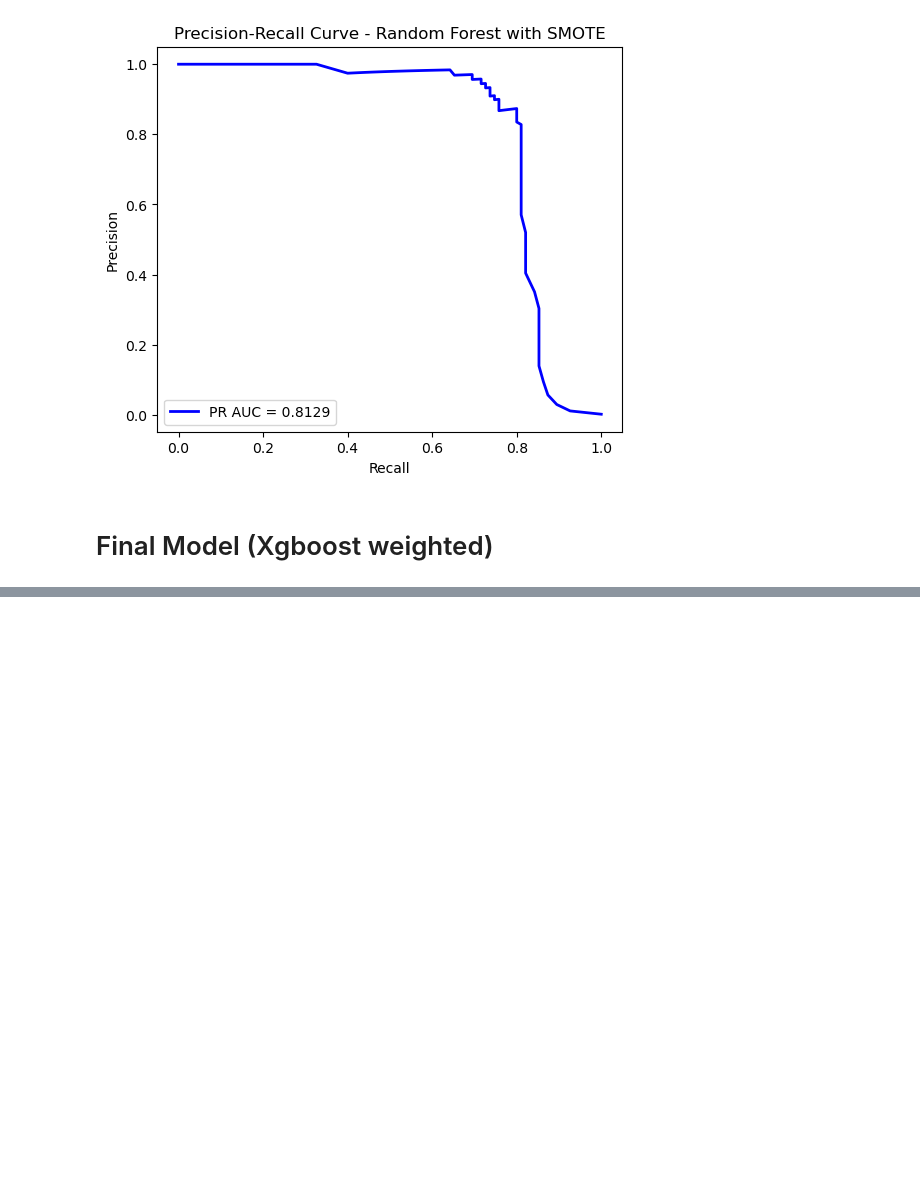
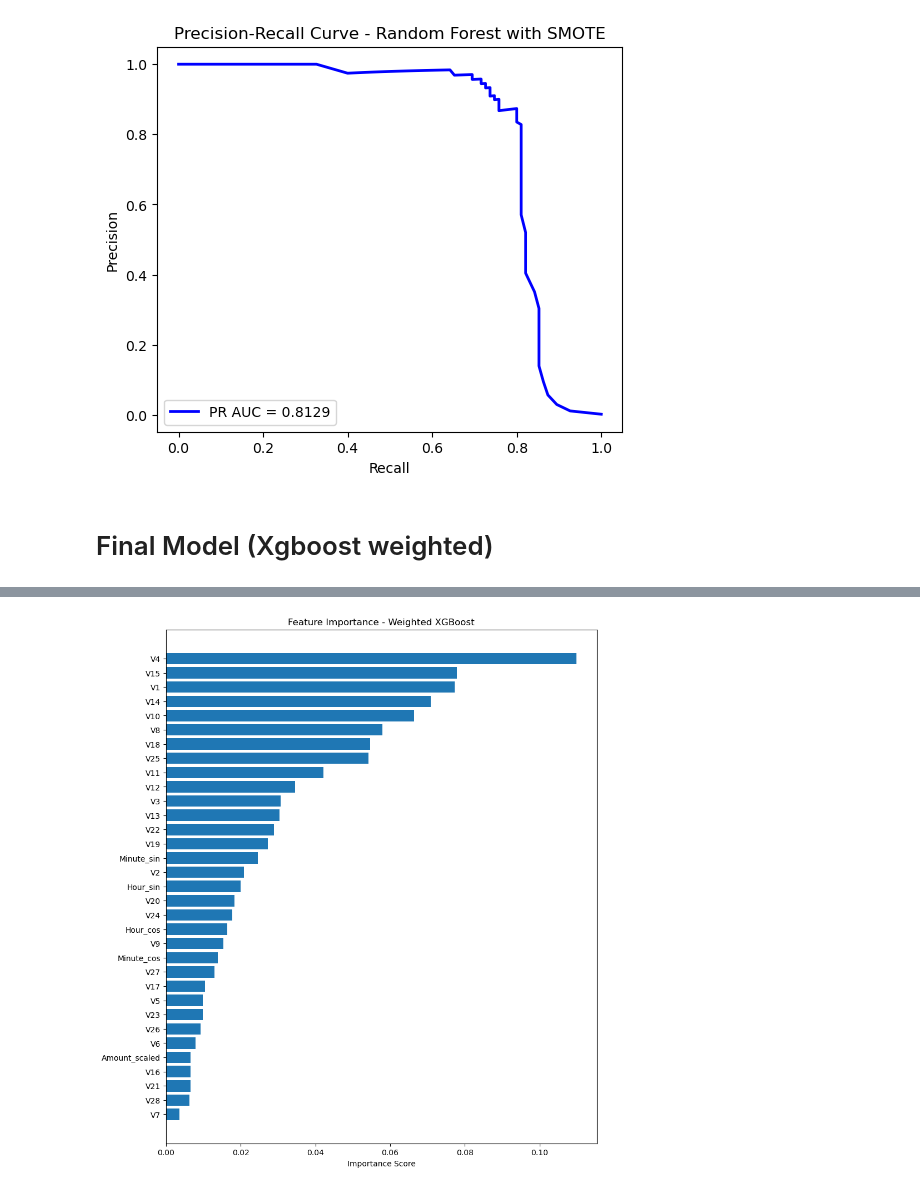
Before and after one commit to abdelrahman611982/Credit-Card-Fraud-Detection, a Jupyter notebook: Credit Card Fraud Detection.ipynb, the cells around one changed output, grey strips where cells are left out. Drawn from its saved outputs; the diff is of its cells as text; code cells hidden in the pictures; blank space fills up the shorter version.

```diff
--- a/Credit Card Fraud Detection.ipynb
+++ b/Credit Card Fraud Detection.ipynb
@@ -4,7 +4,7 @@ import numpy as np
 import matplotlib.pyplot as plt
 import seaborn as sns
 # %%
-df = pd.read_csv("data/creditcard.csv")
+df = pd.read_csv(r"C:\Users\osman\Desktop\Credit-Card-Fraud-Detection\creditcard.csv")
 # Show all columns
 pd.options.display.max_columns = None
 df.head()
@@ -494,3 +494,10 @@ ROC AUC: 0.9538696302104576
 [figure]
 # %% [markdown]
 # Final Model (Xgboost weighted)
+# %%
+xgb_Weighted = XGBClassifier(random_state=42,
+                             use_label_encoder=False,
+                             eval_metric='logloss',
+                             scale_pos_weight= (y_train == 0).sum() / (y_train == 1).sum())
+
+xgb_Weighted.fit(x_train_resampled, y_train_resampled)
@@ -496,0 +520,12 @@ ROC AUC: 0.9538696302104576
+# %%
+fig = plt.figure(figsize=(10, 12))
+feayure_importance = xgb_Weighted.feature_importances_
+sorted_idx = np.argsort(feayure_importance)
+
+plt.barh(range(len(sorted_idx)), feayure_importance[sorted_idx], align='center')
+plt.yticks(range(len(sorted_idx)), x_train.columns[sorted_idx])
+plt.title('Feature Importance - Weighted XGBoost')
+plt.xlabel('Importance Score')
+plt.show()
+# %% [output]
+[figure, added]
```
Also changed, not shown: parts of 4 cells of this notebook.
